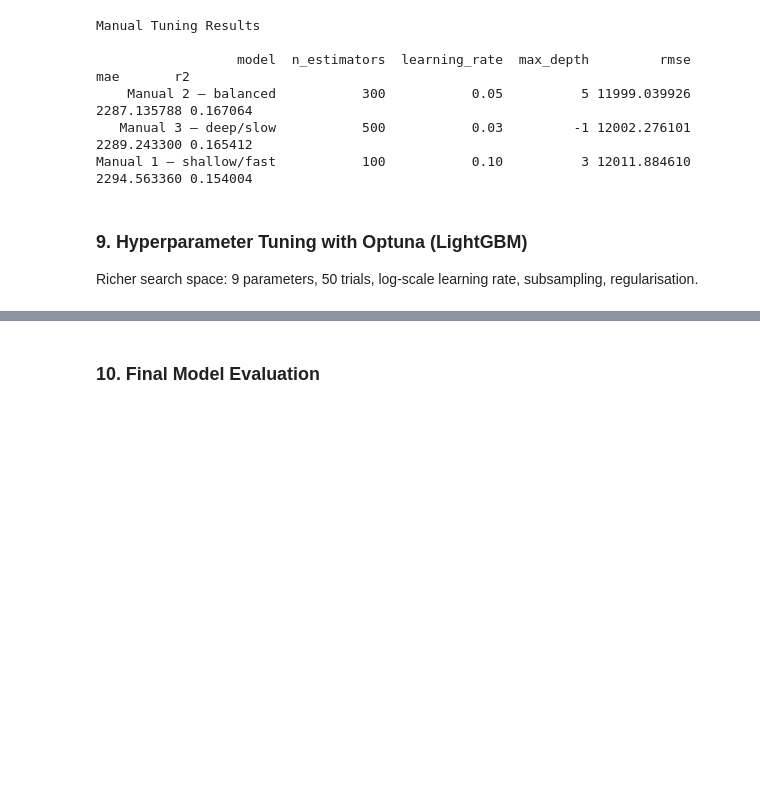
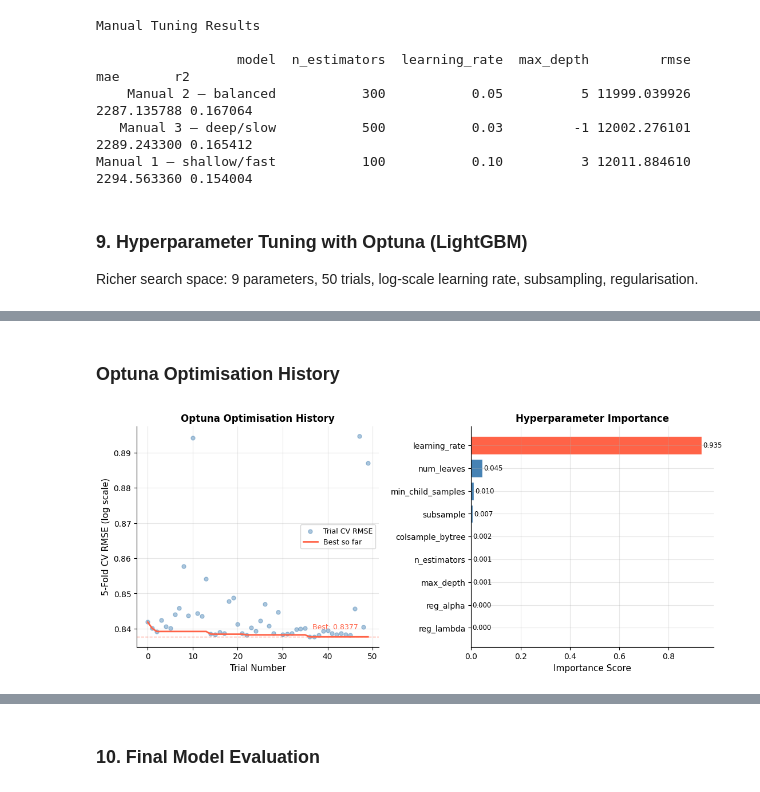
Before and after one commit to pranay-sampang/online-news-popularity-prediction, a Jupyter notebook: notebooks/04_model_building.ipynb, the cells around one changed output, grey strips where cells are left out. Cells and saved outputs as stored; diff of their text form; code cells hidden in the pictures; blank space fills up the shorter version.

```diff
--- a/notebooks/04_model_building.ipynb
+++ b/notebooks/04_model_building.ipynb
@@ -321,0 +323,66 @@ Best params: {'n_estimators': 843, 'learning_rate': 0.010547863604532515, 'max_d
+# %% [markdown]
+### Optuna Optimisation History
+# %%
+trials   = [t for t in study.trials if t.value is not None]
+t_nums   = [t.number for t in trials]
+t_vals   = [t.value  for t in trials]
+t_best   = np.minimum.accumulate(t_vals)
+
+fig = plt.figure(figsize=(13, 5))
+gs  = gridspec.GridSpec(1, 2, wspace=0.38)
+
+# Left — trial history + running best
+ax1 = fig.add_subplot(gs[0])
+ax1.scatter(t_nums, t_vals,
+            color='steelblue', alpha=0.45, s=25,
+            label='Trial CV RMSE', zorder=2)
+ax1.plot(t_nums, t_best,
+         color='tomato', linewidth=2,
+         label='Best so far', zorder=3)
+ax1.axhline(t_best[-1], color='tomato',
+            linestyle='--', linewidth=1, alpha=0.6)
+ax1.annotate(f"Best: {t_best[-1]:.4f}",
+             xy=(t_nums[-1], t_best[-1]),
+             xytext=(-70, 10), textcoords='offset points',
+             fontsize=9, color='tomato')
+ax1.set_xlabel('Trial Number', fontsize=11)
+ax1.set_ylabel('5-Fold CV RMSE (log scale)', fontsize=11)
+ax1.set_title('Optuna Optimisation History',
+              fontsize=12, fontweight='bold')
+ax1.legend(fontsize=9)
+ax1.spines['top'].set_visible(False)
+ax1.spines['right'].set_visible(False)
+ax1.grid(alpha=0.3)
+
+# Right — hyperparameter importance
+ax2 = fig.add_subplot(gs[1])
+try:
+    from optuna.importance import get_param_importances
+    imp    = get_param_importances(study)
+    params = list(imp.keys())
+    scores = list(imp.values())
+    colors = ['tomato' if s == max(scores) else 'steelblue' for s in scores]
+    bars   = ax2.barh(params[::-1], scores[::-1],
+                      color=colors[::-1], edgecolor='white')
+    for bar, s in zip(bars, scores[::-1]):
+        ax2.text(bar.get_width() + 0.005,
+                 bar.get_y() + bar.get_height() / 2,
+                 f'{s:.3f}', va='center', fontsize=8.5)
+    ax2.set_xlabel('Importance Score', fontsize=11)
+    ax2.set_title('Hyperparameter Importance',
+                  fontsize=12, fontweight='bold')
+    ax2.spines['top'].set_visible(False)
+    ax2.spines['right'].set_visible(False)
+    ax2.grid(alpha=0.3)
+except Exception:
+    ax2.text(0.5, 0.5,
+             'Install scikit-learn to\nenable importance scores',
+             ha='center', va='center',
+             transform=ax2.transAxes, fontsize=10)
+    ax2.set_title('Hyperparameter Importance',
+                  fontsize=12, fontweight='bold')
+
+plt.savefig('../figures/optuna_history.png', dpi=300, bbox_inches='tight')
+plt.show()
+# %% [output]
+[figure, added]
```
Also changed, not shown: parts of 8 cells of this notebook, 8 other files.
